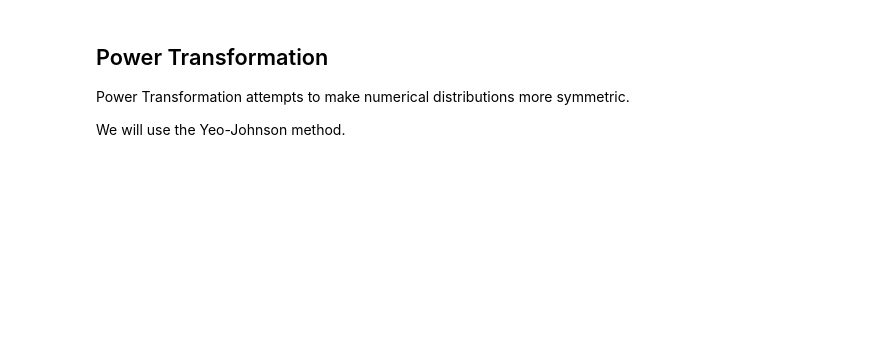
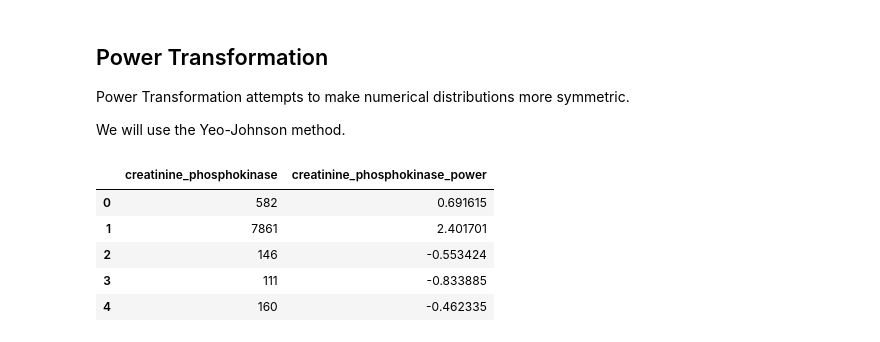
Before and after one commit to Kainatfatima0311/machine-learning-beginner-to-advanced, a Jupyter notebook: Data-Preprocessing/18_data_consistency_and_standardization.ipynb, the cells around one changed output. Saved outputs shown, nothing was run; the diff lists cells and outputs as text; code cells hidden in the pictures; blank space fills up the shorter version.

```diff
--- a/Data-Preprocessing/18_data_consistency_and_standardization.ipynb
+++ b/Data-Preprocessing/18_data_consistency_and_standardization.ipynb
@@ -279,3 +448,33 @@ print(
 Power Transformation attempts to make numerical distributions more symmetric.
 
 We will use the Yeo-Johnson method.
+# %%
+power_feature = "creatinine_phosphokinase"
+
+power_transformer = PowerTransformer(
+    method="yeo-johnson"
+)
+
+power_values = power_transformer.fit_transform(
+    df[[power_feature]]
+)
+
+df_power = df.copy()
+
+df_power[
+    "creatinine_phosphokinase_power"
+] = power_values.flatten()
+
+df_power[
+    [
+        power_feature,
+        "creatinine_phosphokinase_power"
+    ]
+].head()
+# %% [output]
+|  | creatinine_phosphokinase | creatinine_phosphokinase_power |
+| 0 | 582 | 0.691615 |
+| 1 | 7861 | 2.401701 |
+| 2 | 146 | -0.553424 |
+| 3 | 111 | -0.833885 |
+| 4 | 160 | -0.462335 |
```
Also changed, not shown: parts of 22 cells of this notebook.
